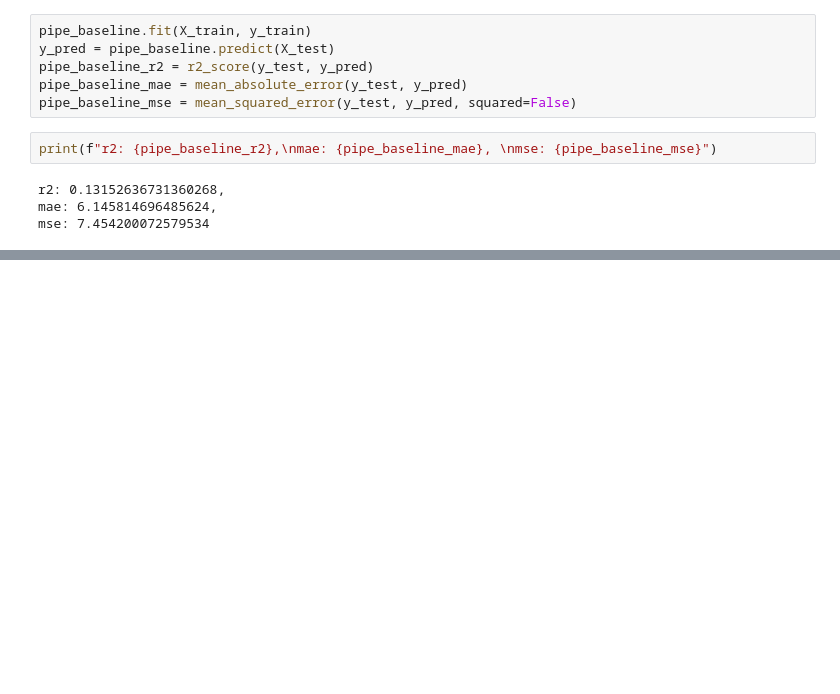
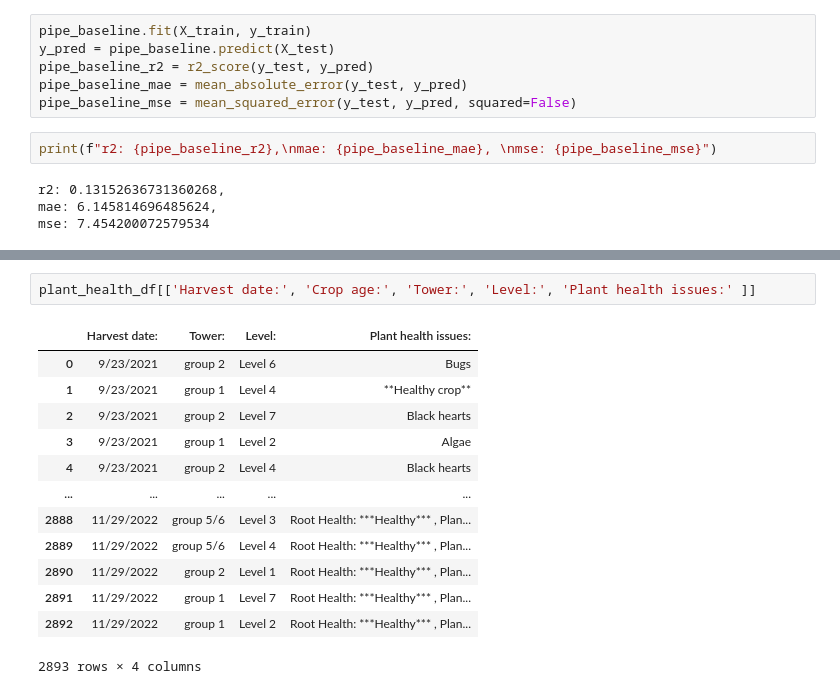
Before and after one commit to williamjwall/Aqua_verti_data, a Jupyter notebook: notebooks/EDA_farming.ipynb, the cells around one changed output, grey strips where cells are left out. Drawn from its saved outputs; the diff is of its cells as text; blank space fills up the shorter version.

```diff
--- a/notebooks/EDA_farming.ipynb
+++ b/notebooks/EDA_farming.ipynb
@@ -308,0 +384,16 @@ mse: 7.454200072579534
+# %%
+plant_health_df[['Harvest date:', 'Crop age:', 'Tower:', 'Level:', 'Plant health issues:' ]]
+# %% [output]
+|  | Harvest date: | Tower: | Level: | Plant health issues: |
+| 0 | 9/23/2021 | group 2 | Level 6 | Bugs |
+| 1 | 9/23/2021 | group 1 | Level 4 | **Healthy crop** |
+| 2 | 9/23/2021 | group 2 | Level 7 | Black hearts |
+| 3 | 9/23/2021 | group 1 | Level 2 | Algae |
+| 4 | 9/23/2021 | group 2 | Level 4 | Black hearts |
+| ... | ... | ... | ... | ... |
+| 2888 | 11/29/2022 | group 5/6 | Level 3 | Root Health: ***Healthy*** , Plan... |
+| 2889 | 11/29/2022 | group 5/6 | Level 4 | Root Health: ***Healthy*** , Plan... |
+| 2890 | 11/29/2022 | group 2 | Level 1 | Root Health: ***Healthy*** , Plan... |
+| 2891 | 11/29/2022 | group 1 | Level 7 | Root Health: ***Healthy*** , Plan... |
+| 2892 | 11/29/2022 | group 1 | Level 2 | Root Health: ***Healthy*** , Plan... |
+2893 rows × 4 columns
```
Also changed, not shown: parts of 39 cells of this notebook.
